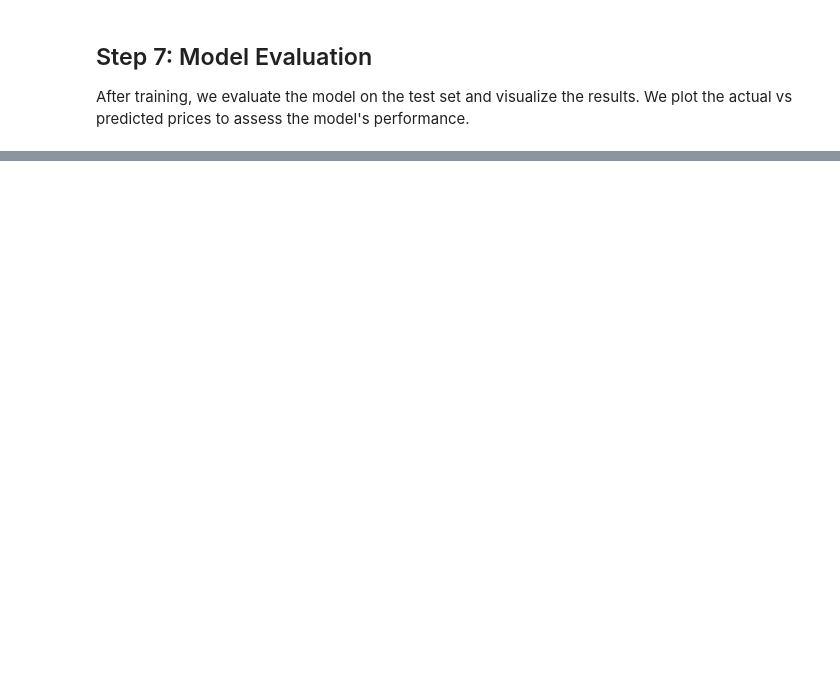
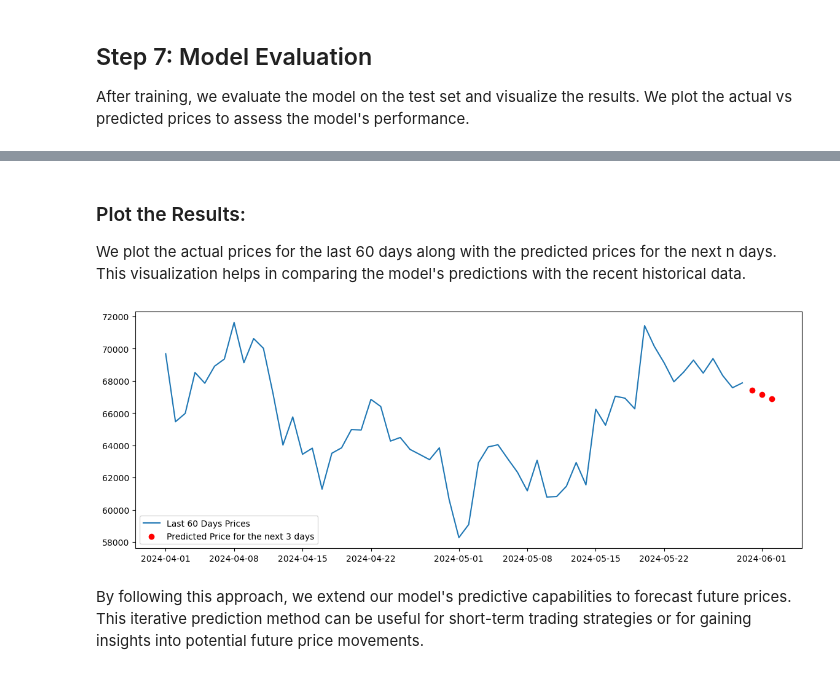
Before and after one commit to nirnaim/crypto-price-predictor, a Jupyter notebook: main.ipynb, the cells around one changed output, grey strips where cells are left out. Saved outputs shown, nothing was run; the diff lists cells and outputs as text; code cells hidden in the pictures; blank space fills up the shorter version.

Commit message:
add prediction for next days

```diff
--- a/main.ipynb
+++ b/main.ipynb
@@ -196,0 +195,3 @@ Test Loss: 0.0008000209927558899
+# %%
+last_sequence = df[-sequence_length:].values
+last_sequence = np.expand_dims(last_sequence, axis=0)
@@ -196,0 +201,2 @@ Test Loss: 0.0008000209927558899
+# %%
+n_days = 3
@@ -196,0 +210,9 @@ Test Loss: 0.0008000209927558899
+# %%
+predicted_prices = {}
+last_date = pd.to_datetime(df.index[-1])
+
+for _ in range(n_days):
+    predicted_price = model.predict(last_sequence)
+    last_date = last_date + pd.Timedelta(days=1)
+    predicted_prices[last_date] = scaler.inverse_transform(predicted_price)
+    last_sequence = np.append(last_sequence[:, 1:, :], [predicted_price], axis=1)
@@ -196,0 +223,14 @@ Test Loss: 0.0008000209927558899
+# %% [markdown]
+### Plot the Results:
+We plot the actual prices for the last 60 days along with the predicted prices for the next n days. This visualization helps in comparing the model's predictions with the recent historical data.
+# %%
+plt.figure(figsize=(14, 5))
+dollar_prices = scaler.inverse_transform(df[['close']])
+plt.plot(pd.to_datetime(df.index[-sequence_length:]), dollar_prices[-sequence_length:], label='Last 60 Days Prices')
+plt.scatter(predicted_prices.keys(), predicted_prices.values(), color='red', label=f'Predicted Price for the next {n_days} days')
+plt.legend()
+plt.show()
+# %% [output]
+[figure, added]
+# %% [markdown]
+By following this approach, we extend our model's predictive capabilities to forecast future prices. This iterative prediction method can be useful for short-term trading strategies or for gaining insights into potential future price movements.
```
Also changed, not shown: parts of 9 cells of this notebook, 2 other files.
